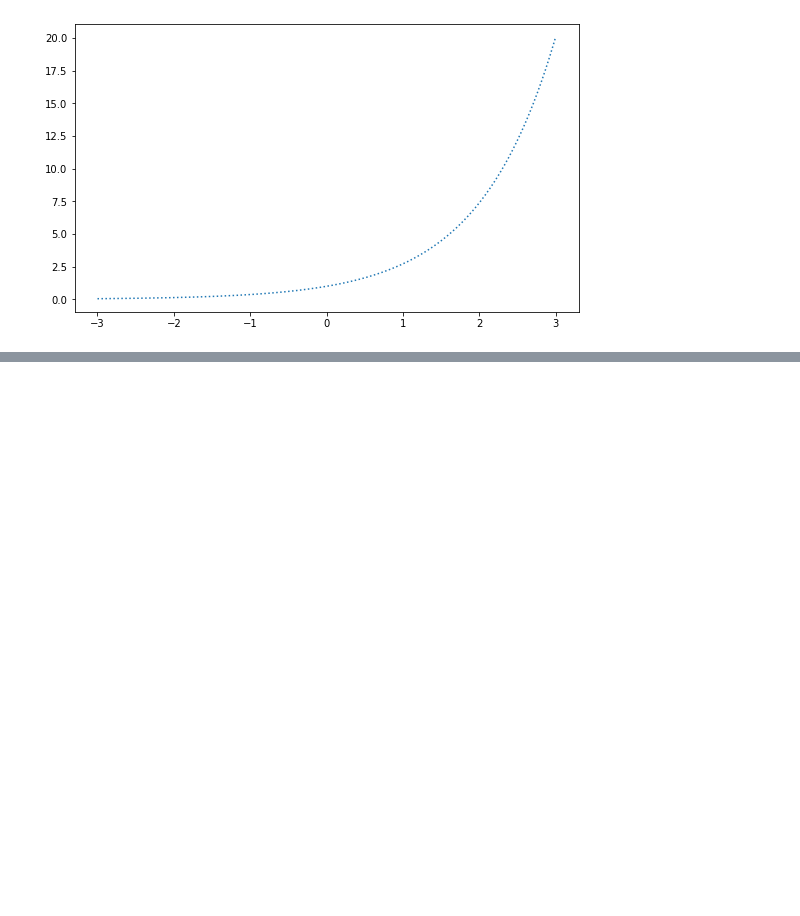
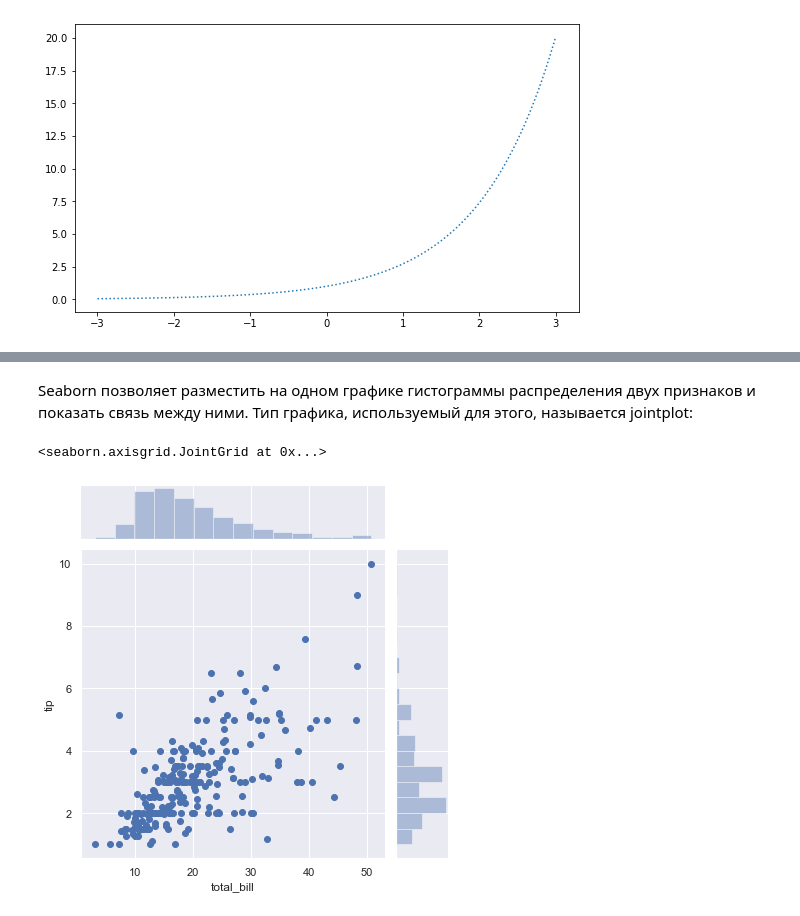
Before and after one commit to asyachin/Unit_2, a Jupyter notebook: 10-Graphic_Pandas.ipynb, the cells around one changed output, grey strips where cells are left out. Saved outputs shown, nothing was run; the diff lists cells and outputs as text; code cells hidden in the pictures; blank space fills up the shorter version.

```diff
--- a/10-Graphic_Pandas.ipynb
+++ b/10-Graphic_Pandas.ipynb
@@ -377,0 +409,8 @@ axes.plot(x, y1, linestyle=':'  )
+# %% [markdown]
+Seaborn позволяет разместить на одном графике гистограммы распределения двух признаков и показать связь между ними.
+Тип графика, используемый для этого, называется jointplot:
+# %%
+sns.jointplot(x='total_bill', y='tip', data = df)
+# %% [output]
+<seaborn.axisgrid.JointGrid at 0x...>
+[figure, added]
```
Also changed, not shown: parts of 61 cells of this notebook.
